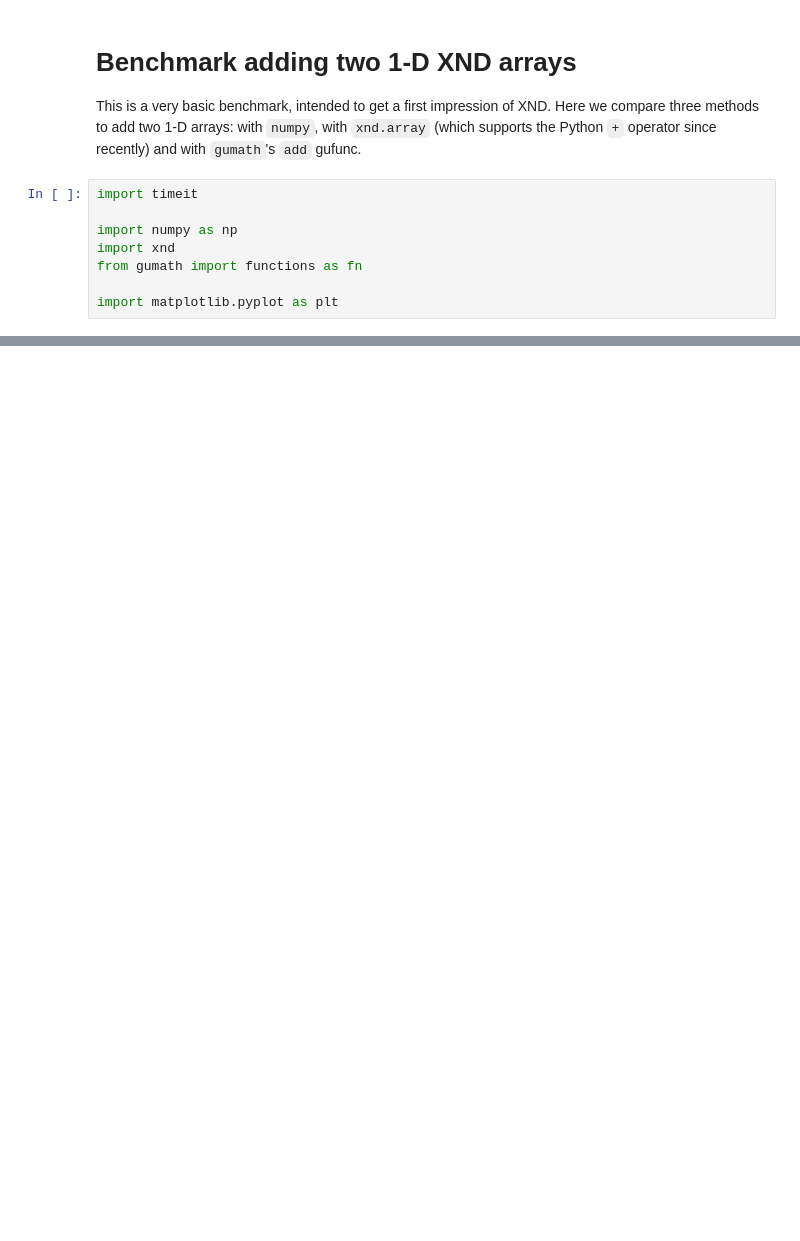
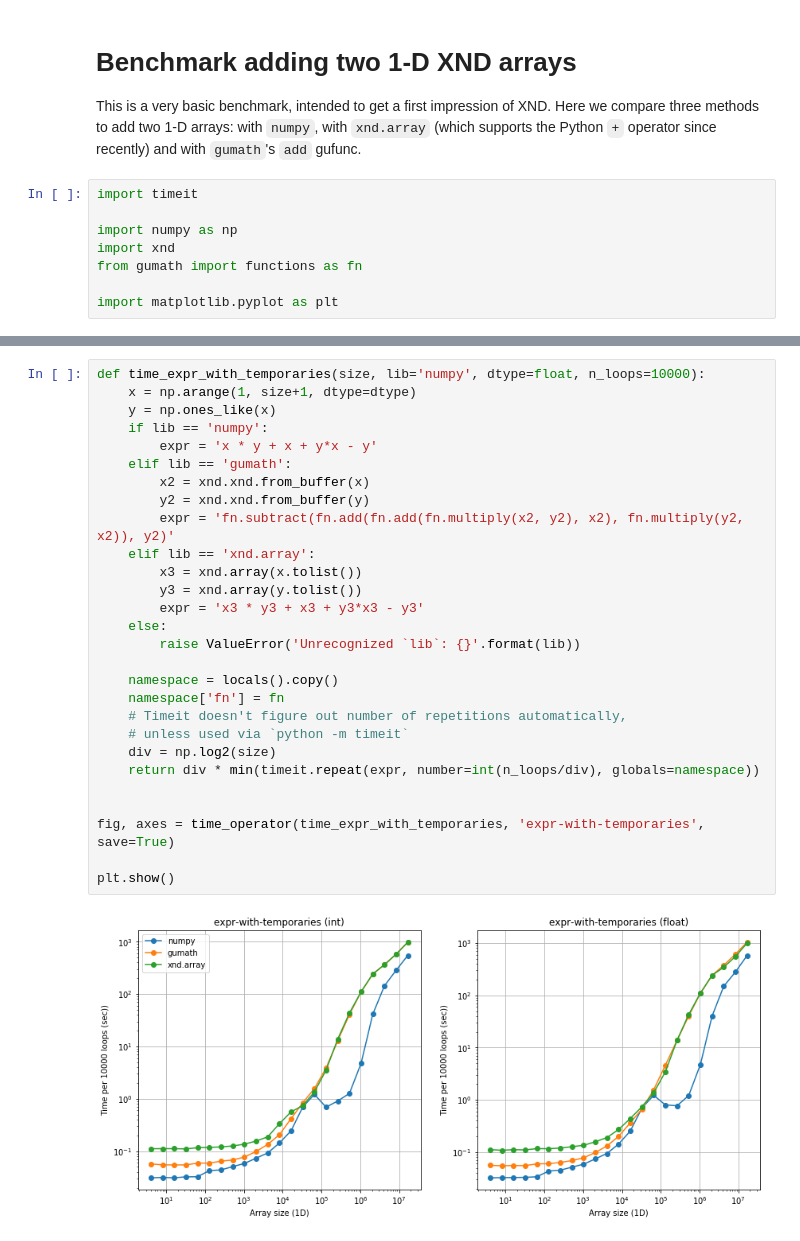
Before and after one commit to rgommers/explore-array-computing, a Jupyter notebook: explore_xnd.ipynb, the cells around one changed output, grey strips where cells are left out. Saved outputs shown, nothing was run; the diff lists cells and outputs as text; blank space fills up the shorter version.

```diff
--- a/explore_xnd.ipynb
+++ b/explore_xnd.ipynb
@@ -86,0 +124,30 @@ plt.show()
+# %%
+def time_expr_with_temporaries(size, lib='numpy', dtype=float, n_loops=10000):
+    x = np.arange(1, size+1, dtype=dtype)
+    y = np.ones_like(x)
+    if lib == 'numpy':
+        expr = 'x * y + x + y*x - y'
+    elif lib == 'gumath':
+        x2 = xnd.xnd.from_buffer(x)
+        y2 = xnd.xnd.from_buffer(y)
+        expr = 'fn.subtract(fn.add(fn.add(fn.multiply(x2, y2), x2), fn.multiply(y2, x2)), y2)'
+    elif lib == 'xnd.array':
+        x3 = xnd.array(x.tolist())
+        y3 = xnd.array(y.tolist())
+        expr = 'x3 * y3 + x3 + y3*x3 - y3'
+    else:
+        raise ValueError('Unrecognized `lib`: {}'.format(lib))
+
+    namespace = locals().copy()
+    namespace['fn'] = fn
+    # Timeit doesn't figure out number of repetitions automatically,
+    # unless used via `python -m timeit`
+    div = np.log2(size)
+    return div * min(timeit.repeat(expr, number=int(n_loops/div), globals=namespace))
+
+
+fig, axes = time_operator(time_expr_with_temporaries, 'expr-with-temporaries', save=True)
+
+plt.show()
+# %% [output]
+[figure, added]
```
Also changed, not shown: parts of 11 cells of this notebook.
